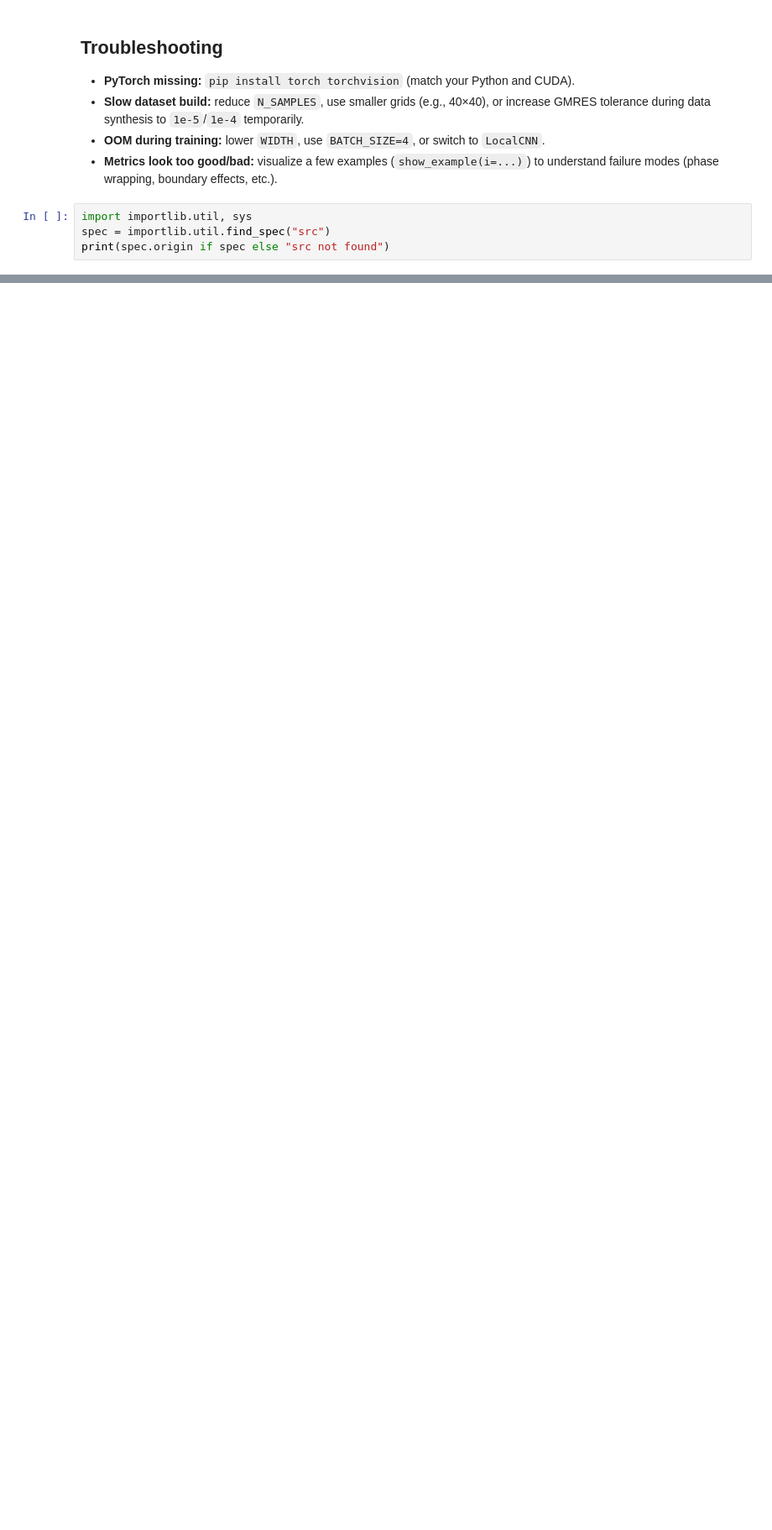
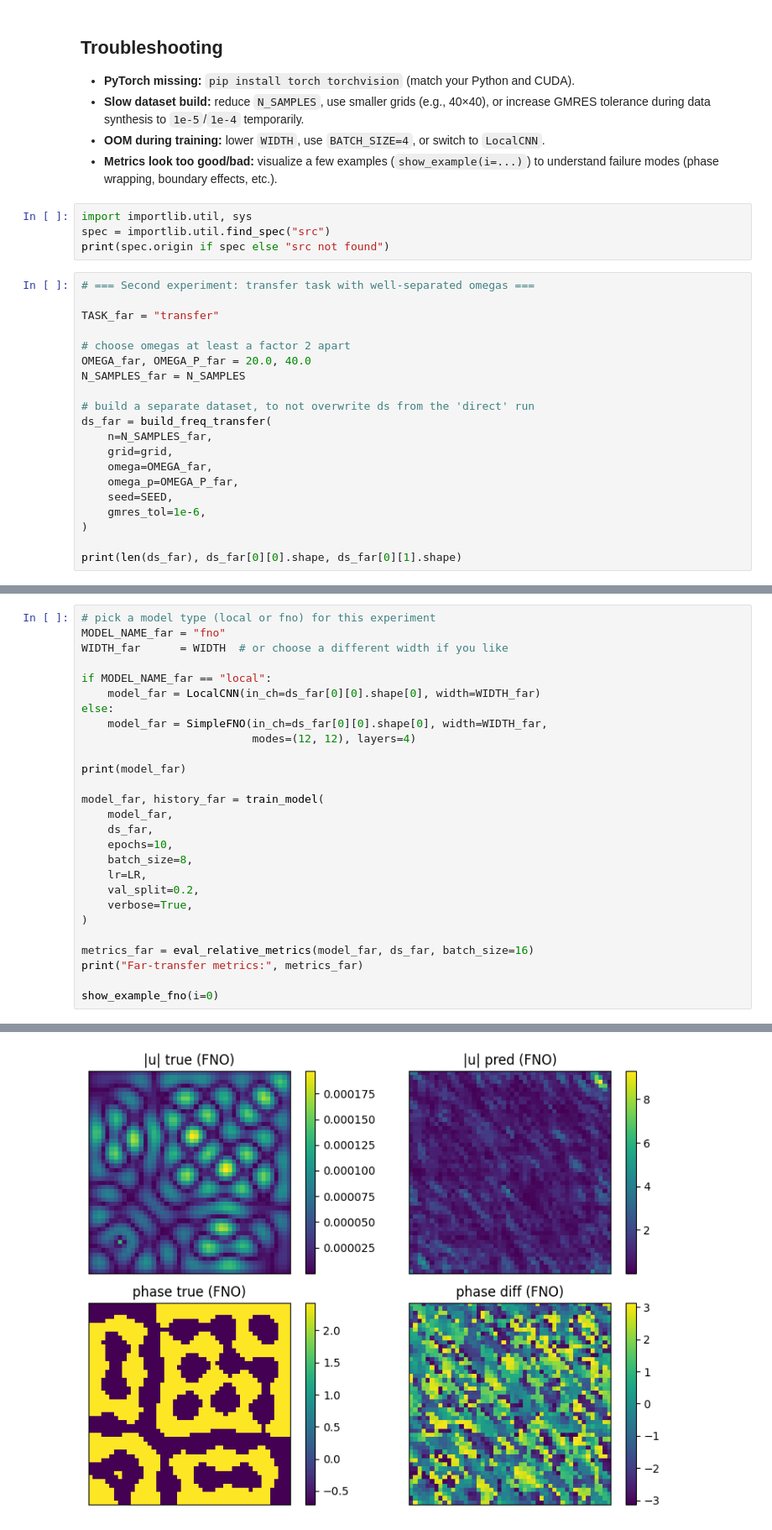
Before and after one commit to fkiewiet/FreqTransfer, a Jupyter notebook: notebooks/03_ml.ipynb, the cells around one changed output, grey strips where cells are left out. Shown: that part at 84% size. Cells and saved outputs as stored; diff of their text form; blank space fills up the shorter version.

```diff
--- a/notebooks/03_ml.ipynb
+++ b/notebooks/03_ml.ipynb
@@ -263,3 +432,23 @@ Saved to: data/results/03_ml
 import importlib.util, sys
 spec = importlib.util.find_spec("src")
 print(spec.origin if spec else "src not found")
+# %%
+# === Second experiment: transfer task with well-separated omegas ===
+
+TASK_far = "transfer"
+
+# choose omegas at least a factor 2 apart
+OMEGA_far, OMEGA_P_far = 20.0, 40.0
+N_SAMPLES_far = N_SAMPLES
+
+# build a separate dataset, to not overwrite ds from the 'direct' run
+ds_far = build_freq_transfer(
+    n=N_SAMPLES_far,
+    grid=grid,
+    omega=OMEGA_far,
+    omega_p=OMEGA_P_far,
+    seed=SEED,
+    gmres_tol=1e-6,
+)
+
+print(len(ds_far), ds_far[0][0].shape, ds_far[0][1].shape)
@@ -265,0 +457,28 @@ print(spec.origin if spec else "src not found")
+# %%
+# pick a model type (local or fno) for this experiment
+MODEL_NAME_far = "fno"
+WIDTH_far      = WIDTH  # or choose a different width if you like
+
+if MODEL_NAME_far == "local":
+    model_far = LocalCNN(in_ch=ds_far[0][0].shape[0], width=WIDTH_far)
+else:
+    model_far = SimpleFNO(in_ch=ds_far[0][0].shape[0], width=WIDTH_far,
+                          modes=(12, 12), layers=4)
+
+print(model_far)
+
+model_far, history_far = train_model(
+    model_far,
+    ds_far,
+    epochs=10,
+    batch_size=8,
+    lr=LR,
+    val_split=0.2,
+    verbose=True,
+)
+
+metrics_far = eval_relative_metrics(model_far, ds_far, batch_size=16)
+print("Far-transfer metrics:", metrics_far)
+
+show_example_fno(i=0)
+# %% [output]
@@ -265,0 +502 @@ print(spec.origin if spec else "src not found")
+[figure, added]
```
Also changed, not shown: parts of 21 cells of this notebook.
